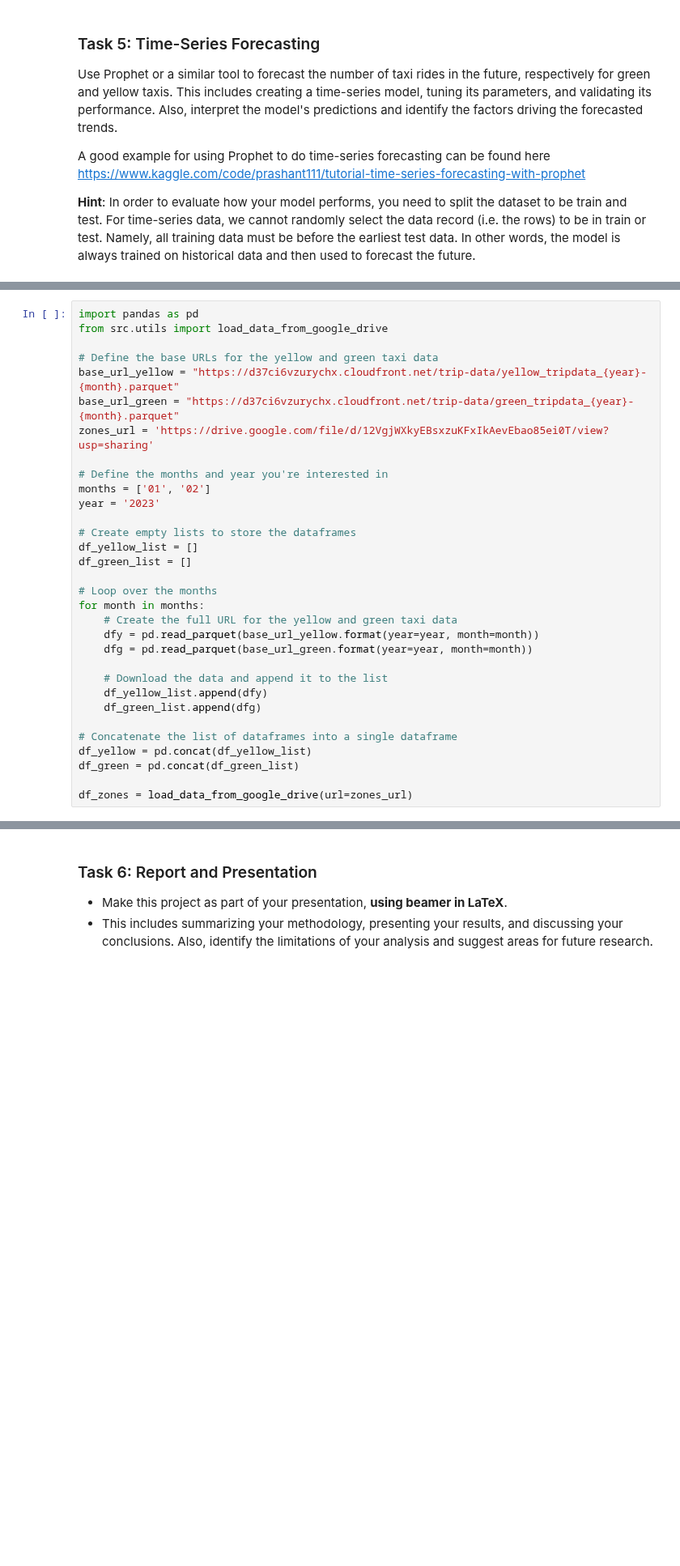
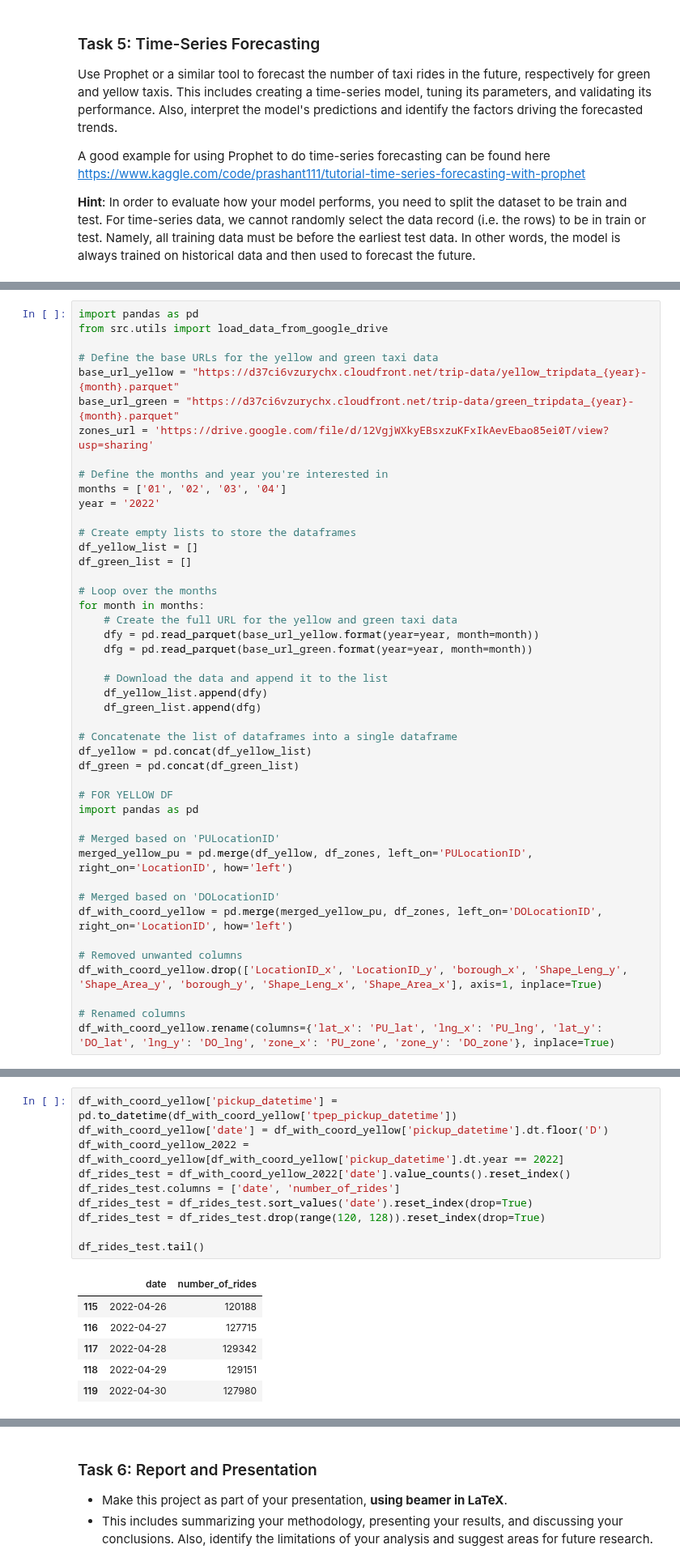
Before and after one commit to ngiorda4/NYC-Taxi-Analysis-and-Forecasting, a Jupyter notebook: 4_NGtemporal_spatial_data_analysis.ipynb, the cells around one changed output, grey strips where cells are left out. Shown at 81% size. Saved outputs shown, nothing was run; the diff lists cells and outputs as text; blank space fills up the shorter version.

```diff
--- a/4_NGtemporal_spatial_data_analysis.ipynb
+++ b/4_NGtemporal_spatial_data_analysis.ipynb
@@ -347,8 +351,8 @@ base_url_green = "https://d37ci6vzurychx.cloudfront.net/trip-data/green_tripdata
 zones_url = 'https://drive.google.com/file/d/12VgjWXkyEBsxzuKFxIkAevEbao85ei0T/view?usp=sharing'
 
 # Define the months and year you're interested in
-months = ['01', '02']
-year = '2023'
+months = ['01', '02', '03', '04']
+year = '2022'
 
 # Create empty lists to store the dataframes
 df_yellow_list = []
@@ -368,4 +372,17 @@ for month in months:
 df_yellow = pd.concat(df_yellow_list)
 df_green = pd.concat(df_green_list)
 
-df_zones = load_data_from_google_drive(url=zones_url)
+# FOR YELLOW DF
+import pandas as pd
+
+# Merged based on 'PULocationID'
+merged_yellow_pu = pd.merge(df_yellow, df_zones, left_on='PULocationID', right_on='LocationID', how='left')
+
+# Merged based on 'DOLocationID'
+df_with_coord_yellow = pd.merge(merged_yellow_pu, df_zones, left_on='DOLocationID', right_on='LocationID', how='left')
+
+# Removed unwanted columns
+df_with_coord_yellow.drop(['LocationID_x', 'LocationID_y', 'borough_x', 'Shape_Leng_y', 'Shape_Area_y', 'borough_y', 'Shape_Leng_x', 'Shape_Area_x'], axis=1, inplace=True)
+
+# Renamed columns
+df_with_coord_yellow.rename(columns={'lat_x': 'PU_lat', 'lng_x': 'PU_lng', 'lat_y': 'DO_lat', 'lng_y': 'DO_lng', 'zone_x': 'PU_zone', 'zone_y': 'DO_zone'}, inplace=True)
@@ -371,0 +391,17 @@ df_zones = load_data_from_google_drive(url=zones_url)
+# %%
+df_with_coord_yellow['pickup_datetime'] = pd.to_datetime(df_with_coord_yellow['tpep_pickup_datetime'])
+df_with_coord_yellow['date'] = df_with_coord_yellow['pickup_datetime'].dt.floor('D')
+df_with_coord_yellow_2022 = df_with_coord_yellow[df_with_coord_yellow['pickup_datetime'].dt.year == 2022]
+df_rides_test = df_with_coord_yellow_2022['date'].value_counts().reset_index()
+df_rides_test.columns = ['date', 'number_of_rides']
+df_rides_test = df_rides_test.sort_values('date').reset_index(drop=True)
+df_rides_test = df_rides_test.drop(range(120, 128)).reset_index(drop=True)
+
+df_rides_test.tail()
+# %% [output]
+|  | date | number_of_rides |
+| 115 | 2022-04-26 | 120188 |
+| 116 | 2022-04-27 | 127715 |
+| 117 | 2022-04-28 | 129342 |
+| 118 | 2022-04-29 | 129151 |
+| 119 | 2022-04-30 | 127980 |
```
Also changed, not shown: parts of 27 cells of this notebook.
